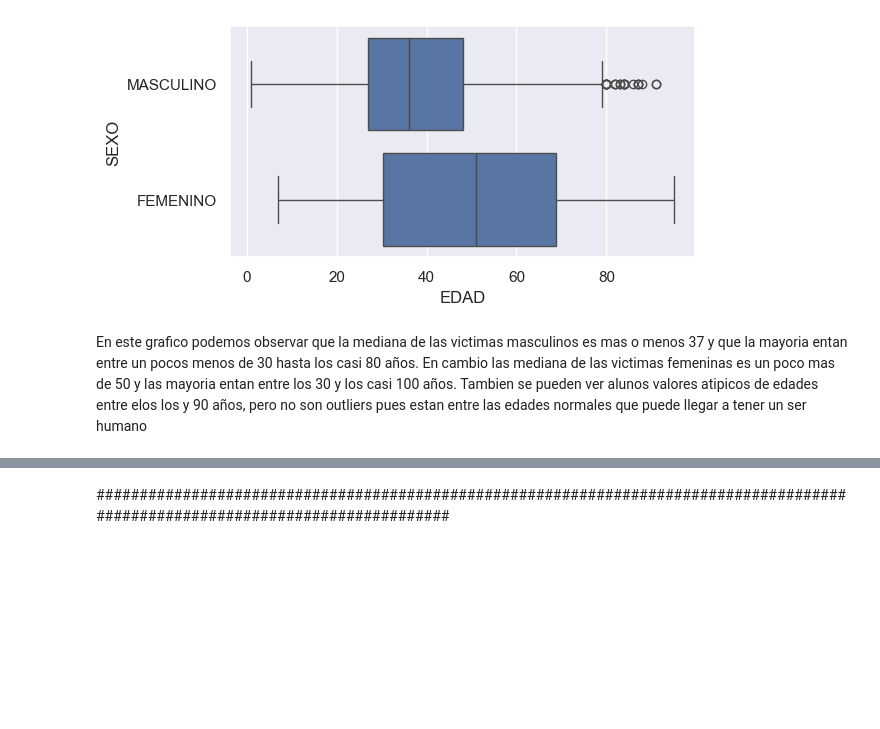
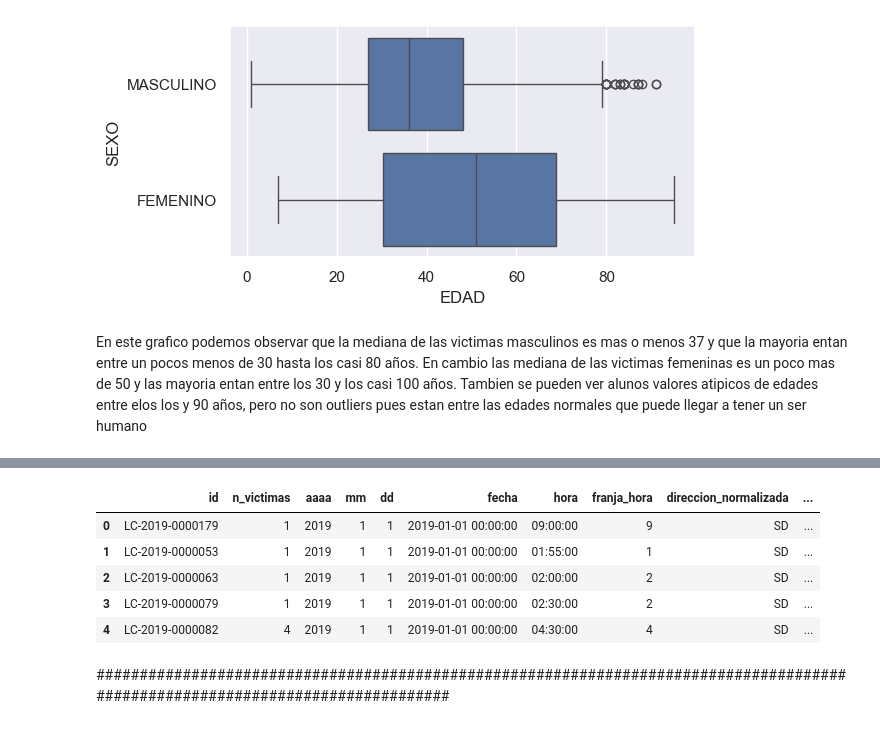
Before and after one commit to nelvinvelazco/henry-PI-SiniestrosViales, a Jupyter notebook: EDA.ipynb, the cells around one changed output, grey strips where cells are left out. Saved outputs shown, nothing was run; the diff lists cells and outputs as text; code cells hidden in the pictures; blank space fills up the shorter version.

```diff
--- a/EDA.ipynb
+++ b/EDA.ipynb
@@ -262,3 +311,12 @@ df_victimas_homicidios[df_victimas_homicidios['EDAD']>80]
+# %%
+df_hechos_lesiones.head()
+# %% [output]
+|  | id | n_victimas | aaaa | mm | dd | fecha | hora | franja_hora | direccion_normalizada | ... |
+| 0 | LC-2019-0000179 | 1 | 2019 | 1 | 1 | 2019-01-01 00:00:00 | 09:00:00 | 9 | SD | ... |
+| 1 | LC-2019-0000053 | 1 | 2019 | 1 | 1 | 2019-01-01 00:00:00 | 01:55:00 | 1 | SD | ... |
+| 2 | LC-2019-0000063 | 1 | 2019 | 1 | 1 | 2019-01-01 00:00:00 | 02:00:00 | 2 | SD | ... |
+| 3 | LC-2019-0000079 | 1 | 2019 | 1 | 1 | 2019-01-01 00:00:00 | 02:30:00 | 2 | SD | ... |
+| 4 | LC-2019-0000082 | 4 | 2019 | 1 | 1 | 2019-01-01 00:00:00 | 04:30:00 | 4 | SD | ... |
 # %% [markdown]
 ################################################################################################################################
 # %% [markdown]
```
Also changed, not shown: parts of 16 cells of this notebook.
